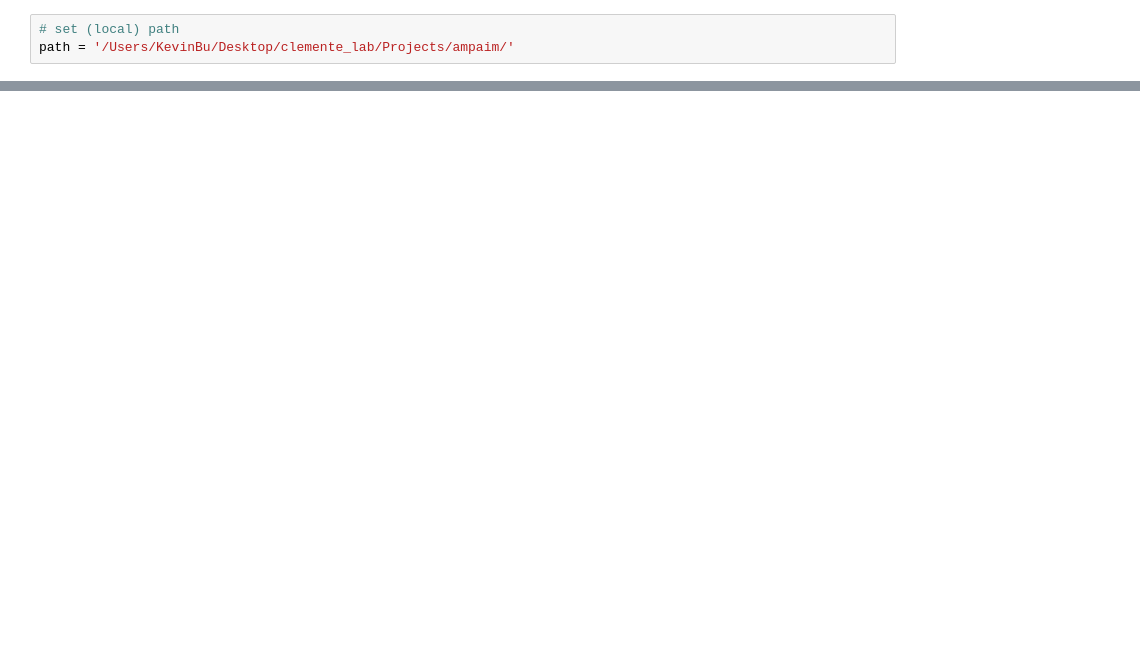
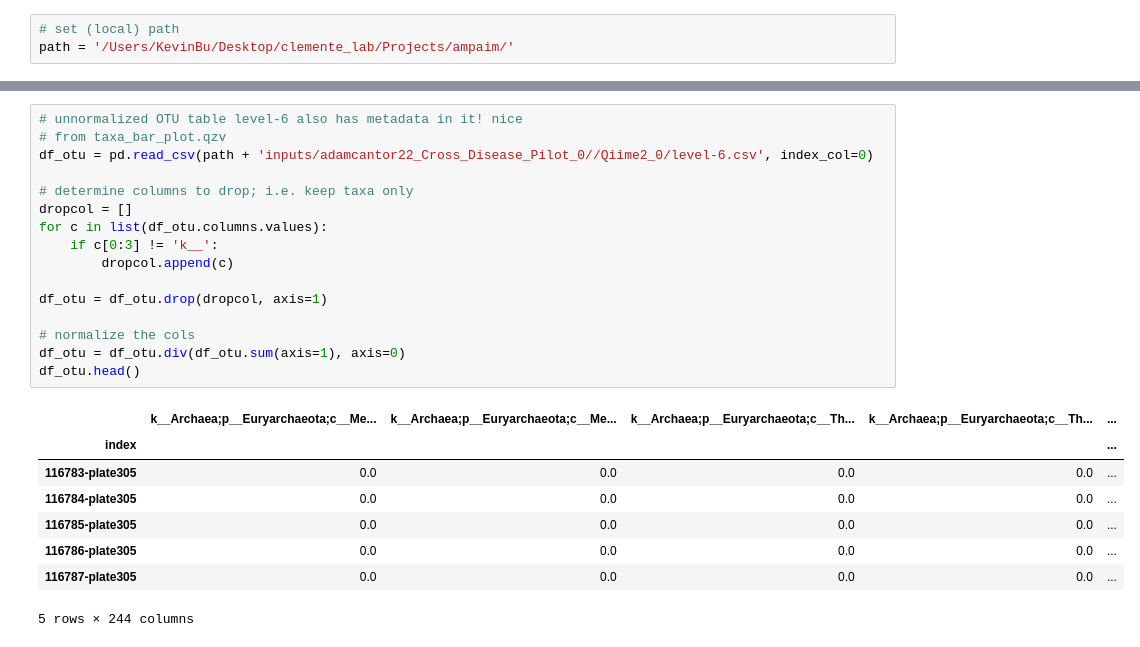
Before and after one commit to kbpi314/ampaim, a Jupyter notebook: code/AMPAIM_v2.ipynb, the cells around one changed output, grey strips where cells are left out. Drawn from its saved outputs; the diff is of its cells as text; blank space fills up the shorter version.

```diff
--- a/code/AMPAIM_v2.ipynb
+++ b/code/AMPAIM_v2.ipynb
@@ -755,0 +336,25 @@ Name: var1, dtype: object
+# %%
+# unnormalized OTU table level-6 also has metadata in it! nice
+# from taxa_bar_plot.qzv
+df_otu = pd.read_csv(path + 'inputs/adamcantor22_Cross_Disease_Pilot_0//Qiime2_0/level-6.csv', index_col=0)
+
+# determine columns to drop; i.e. keep taxa only
+dropcol = []
+for c in list(df_otu.columns.values):
+    if c[0:3] != 'k__':
+        dropcol.append(c)
+
+df_otu = df_otu.drop(dropcol, axis=1)
+
+# normalize the cols
+df_otu = df_otu.div(df_otu.sum(axis=1), axis=0)
+df_otu.head()
+# %% [output]
+|  | k__Archaea;p__Euryarchaeota;c__Me... | k__Archaea;p__Euryarchaeota;c__Me... | k__Archaea;p__Euryarchaeota;c__Th... | k__Archaea;p__Euryarchaeota;c__Th... | ... |
+| index |  |  |  |  | ... |
+| 116783-plate305 | 0.0 | 0.0 | 0.0 | 0.0 | ... |
+| 116784-plate305 | 0.0 | 0.0 | 0.0 | 0.0 | ... |
+| 116785-plate305 | 0.0 | 0.0 | 0.0 | 0.0 | ... |
+| 116786-plate305 | 0.0 | 0.0 | 0.0 | 0.0 | ... |
+| 116787-plate305 | 0.0 | 0.0 | 0.0 | 0.0 | ... |
+5 rows × 244 columns
```
Also changed, not shown: parts of 40 cells of this notebook, 2 other files.
